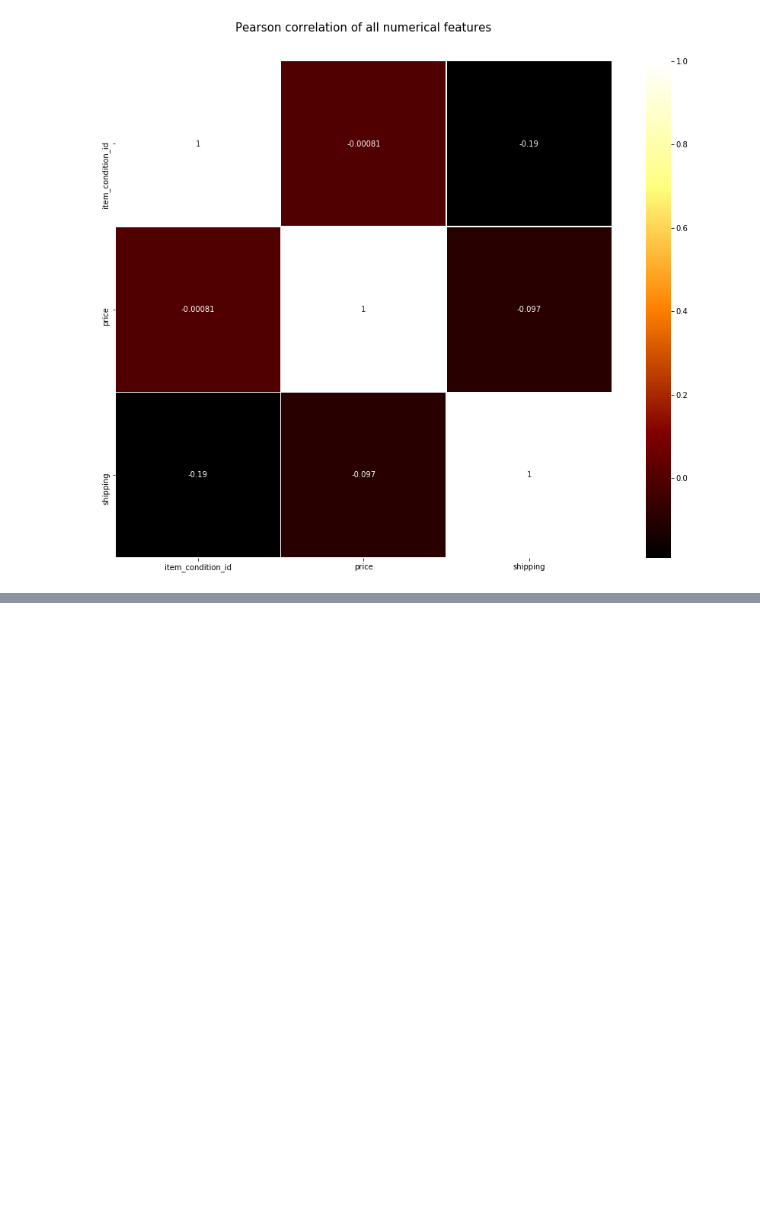
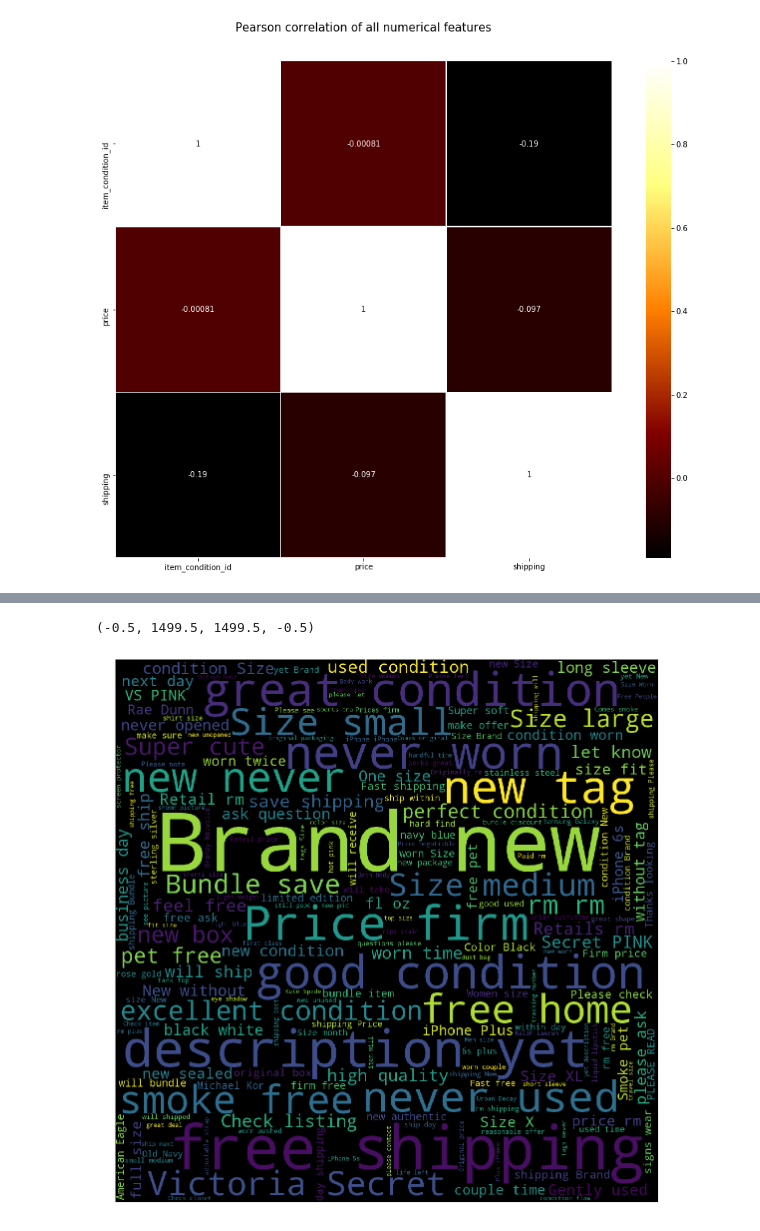
Before and after one commit to weihuacern/MPSCKernelGit, a Jupyter notebook: FeatureConstructor.ipynb, the cells around one changed output, grey strips where cells are left out. Drawn from its saved outputs; the diff is of its cells as text; code cells hidden in the pictures; blank space fills up the shorter version.

```diff
--- a/FeatureConstructor.ipynb
+++ b/FeatureConstructor.ipynb
@@ -84,0 +129,11 @@ del df_train_tmp
+# %%
+# ok, now we can look at text distribution
+# first play with world cloud
+from wordcloud import WordCloud
+cloud = WordCloud(width=1500, height=1500).generate(" ".join(df_train['item_description'].astype(str)))
+plt.figure(figsize=(20, 20))
+plt.imshow(cloud)
+plt.axis('off')
+# %% [output]
+(-0.5, 1499.5, 1499.5, -0.5)
+[figure, added]
```
Also changed, not shown: parts of 2 cells of this notebook.
